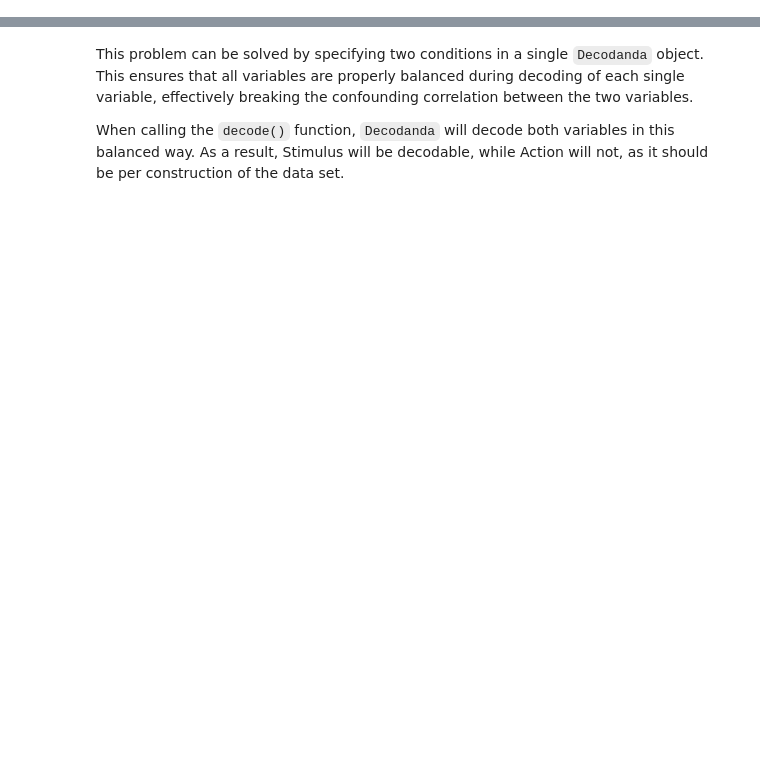
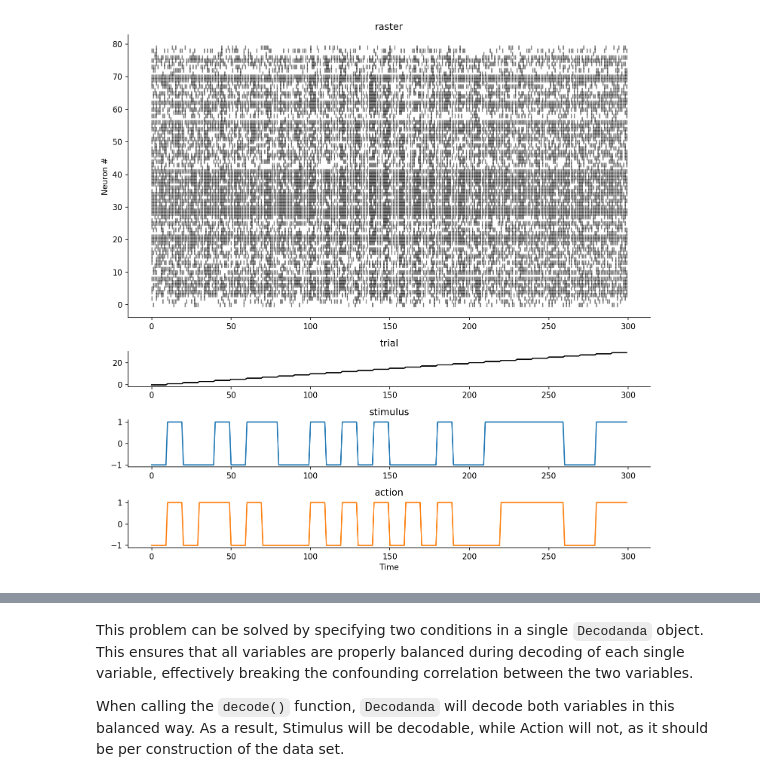
Before and after one commit to lposani/decodanda, a Jupyter notebook: notebooks/multi_var_decoding.ipynb, the cells around one changed output, grey strips where cells are left out. Saved outputs shown, nothing was run; the diff lists cells and outputs as text; code cells hidden in the pictures; blank space fills up the shorter version.

```diff
--- a/notebooks/multi_var_decoding.ipynb
+++ b/notebooks/multi_var_decoding.ipynb
@@ -50,0 +24,8 @@ mydec = Decodanda(data=session_0,
+# %%
+data = generate_synthetic_data(n_neurons=80, n_trials=30, rateB=0, rateA=0.2, keyA='stimulus', keyB='action', corrAB=0.8)
+#                                                             ^ no response to action                         ^ 80% correlation
+
+
+visualize_synthetic_data(data)
+# %% [output]
+[figure, added]
```
Also changed, not shown: parts of 16 cells of this notebook, 2 other files.
